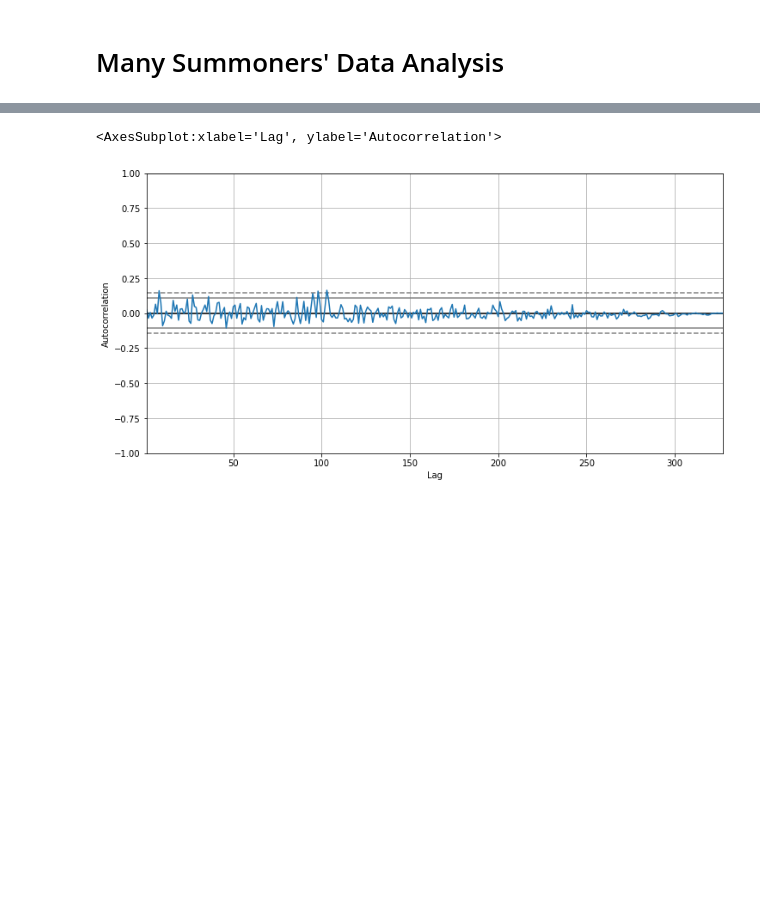
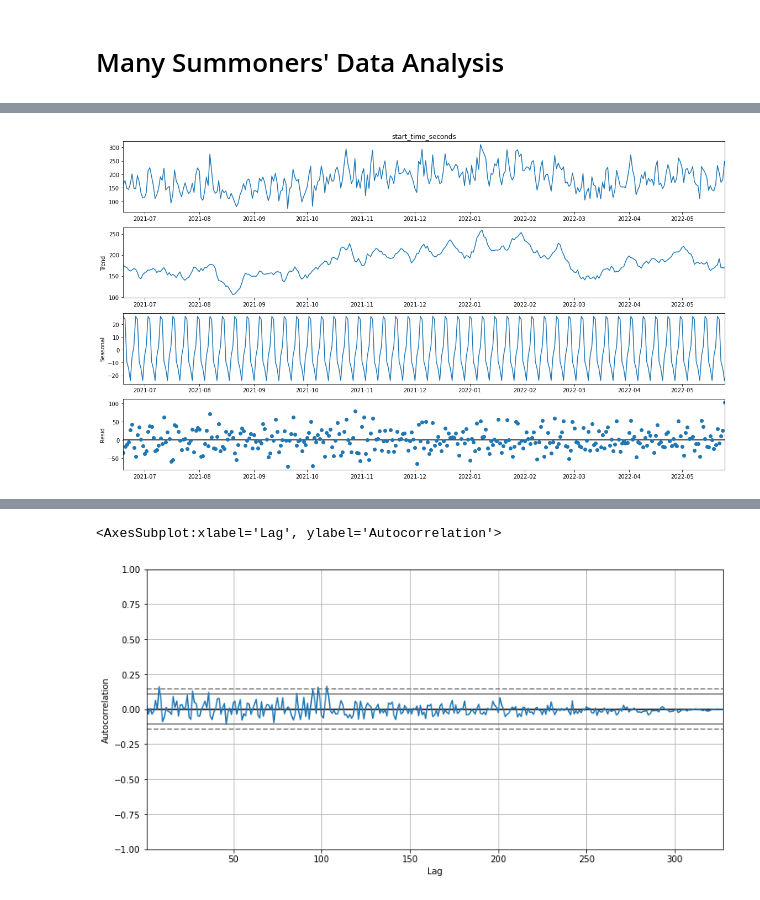
Before and after one commit to GitErickL/Summoner_Churn_Rate, a Jupyter notebook: Lol_Player_Churn_Rate_Analysis.ipynb, the cells around one changed output, grey strips where cells are left out. Drawn from its saved outputs; the diff is of its cells as text; code cells hidden in the pictures; blank space fills up the shorter version.

```diff
--- a/Lol_Player_Churn_Rate_Analysis.ipynb
+++ b/Lol_Player_Churn_Rate_Analysis.ipynb
@@ -364,0 +446,11 @@ grouped_slices.index = time_dates
+# %%
+counts_decompose = seasonal_decompose(counts_time_series, extrapolate_trend="freq")
+
+fig = counts_decompose.plot()
+
+fig.set_size_inches((16, 9))
+fig.tight_layout()
+
+plt.show()
+# %% [output]
+[figure, added]
```
Also changed, not shown: parts of 71 cells of this notebook, 1 other file.
